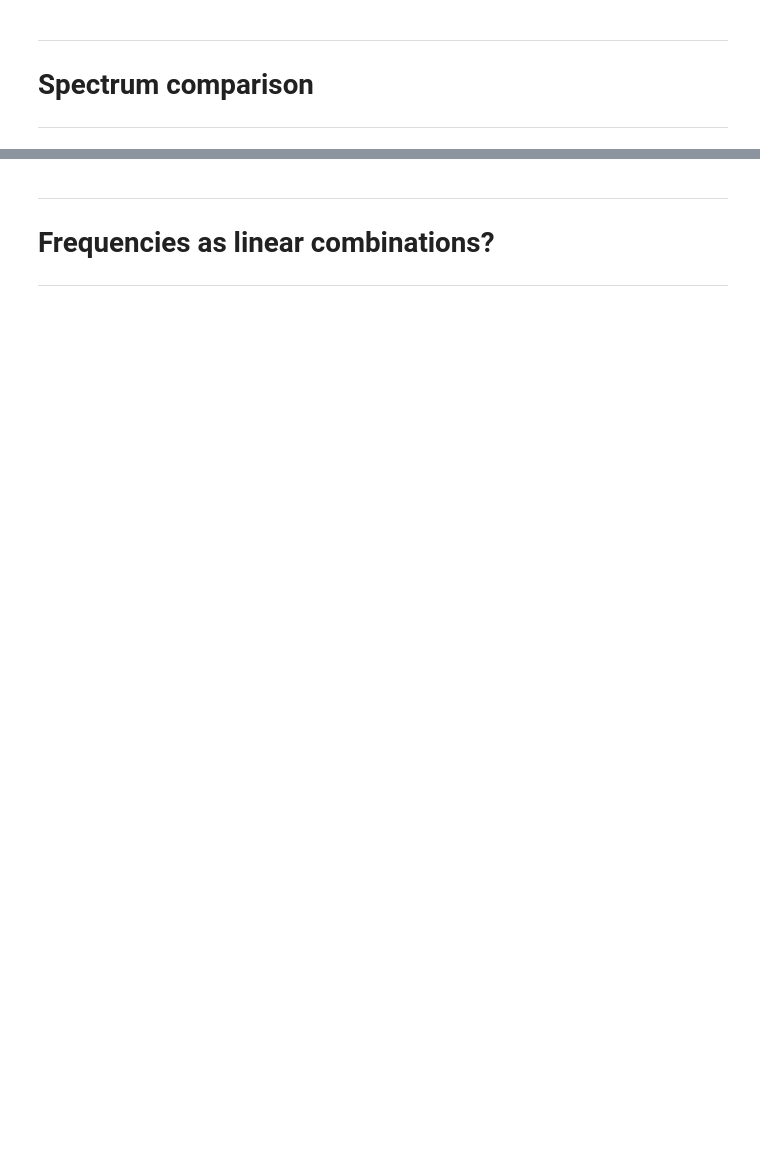
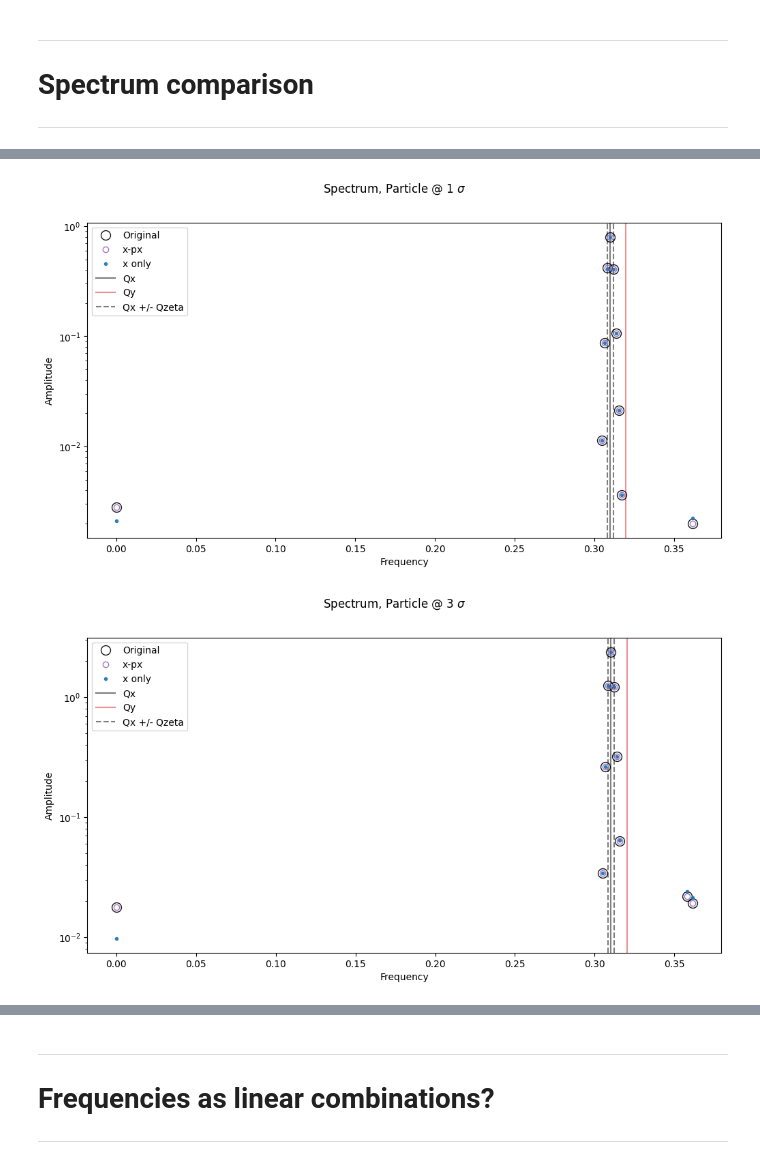
Before and after one commit to xsuite/sussix, a Jupyter notebook: examples/LHC_tracking.ipynb, the cells around one changed output, grey strips where cells are left out. Drawn from its saved outputs; the diff is of its cells as text; code cells hidden in the pictures; blank space fills up the shorter version.

```diff
--- a/examples/LHC_tracking.ipynb
+++ b/examples/LHC_tracking.ipynb
@@ -253,0 +261,26 @@ for part,sigma in zip(particles,[1,3,5]):
+# %%
+particles = particles_off_p
+for part,sigma in zip(particles,[1,3,5]):
+    plt.figure(figsize=(12,6))
+    plt.suptitle(f'Spectrum, Particle @ {sigma} $\sigma$')
+    spectrum_x    = sussix.get_spectrum(part['x']           ,number_of_harmonics = n_harm,Hann_order=2)
+    spectrum_x_px = sussix.get_spectrum(part['x'],part['px'],number_of_harmonics = n_harm,Hann_order=2)
+
+    fundamental_tunes = [sussix.get_tune(part[f'{plane}'],part[f'p{plane}'],Hann_order=2) for plane in ['x','y','zeta']]
+
+    plt.plot( np.abs(part['dfx'].frequency[:n_harm]),np.abs(part['dfx'].amplitude[:n_harm]),'o',ms=10,mfc='none',   color='black' ,alpha=0.9,label='Original')
+    plt.plot( np.abs(spectrum_x_px.frequency),np.abs(spectrum_x_px.amplitude),'o',mfc='none',   color='C4' ,alpha=0.9,label='x-px')
+    plt.plot( np.abs(spectrum_x.frequency)   ,np.abs(spectrum_x.amplitude),'.'   ,                    color='C0' ,alpha=0.9,label='x only')
+
+    plt.axvline(fundamental_tunes[0],color='k',label='Qx',zorder = -100,alpha=0.5)
+    plt.axvline(fundamental_tunes[1],color='C3',label='Qy',zorder = -100,alpha=0.5)
+    plt.axvline(fundamental_tunes[0]+fundamental_tunes[2],ls='--',color='k',label='Qx +/- Qzeta',zorder = -100,alpha=0.5)
+    plt.axvline(fundamental_tunes[0]-fundamental_tunes[2],ls='--',color='k',zorder = -100,alpha=0.5)
+
+    plt.legend()
+    plt.yscale('log')
+    plt.xlabel(rf'Frequency')
+    plt.ylabel(rf'Amplitude')
+# %% [output]
+[figure, added]
+[figure, added]
```
Also changed, not shown: parts of 6 cells of this notebook.
